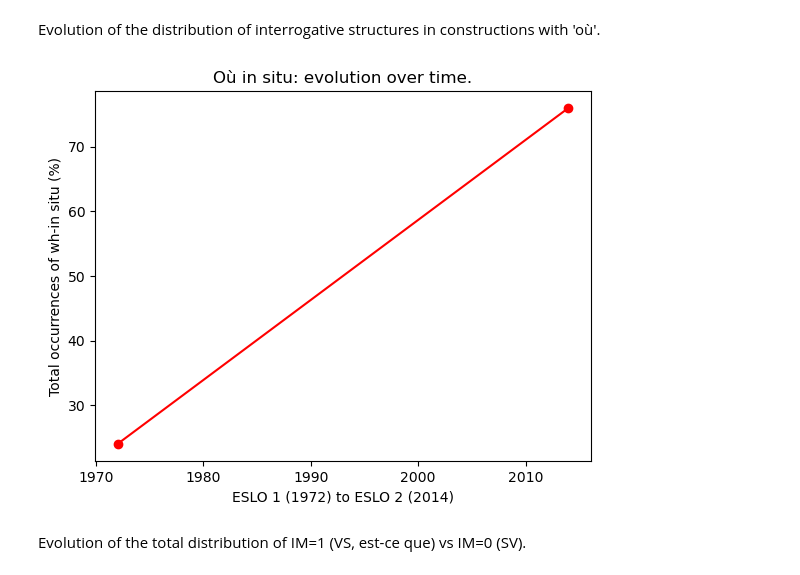
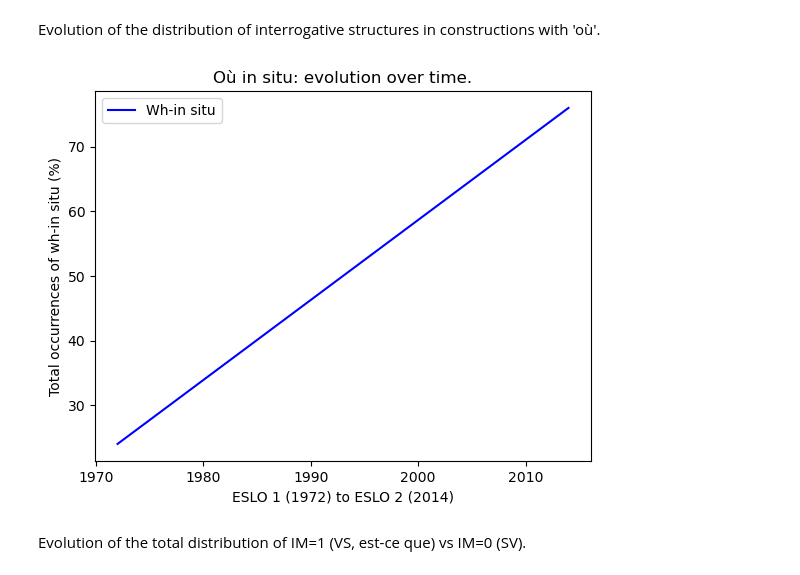
Before and after one commit to CaterinaBi/parameters-corpus-work, a Jupyter notebook: data/ESLO/visualisations/visualisations_où.ipynb, the cells around one changed output. Cells and saved outputs as stored; diff of their text form; code cells hidden in the pictures.

```diff
--- a/data/ESLO/visualisations/visualisations_où.ipynb
+++ b/data/ESLO/visualisations/visualisations_où.ipynb
@@ -8,20 +8,23 @@ Evolution of the distribution of interrogative structures in constructions with
 # %%
 # où in situ
 x = [1972, 2014]
 y = [24, 76]
 
 for i in range(0, len(x), 2):
-    plt.plot(x[i:i+2], y[i:i+2], 'ro-')
+    plt.plot(x, y, "-b", label="Wh-in situ")
+
+# define legend
+plt.legend(loc="upper left")
 
 # define labels
 plt.xlabel('ESLO 1 (1972) to ESLO 2 (2014)')
 plt.ylabel('Total occurrences of wh-in situ (%)')
 plt.title('Où in situ: evolution over time.')
 
 # display the plot
 plt.show()
 # %% [output]
-[figure, old version]
+[figure, new version]
 # %% [markdown]
 Evolution of the total distribution of IM=1 (VS, est-ce que) vs IM=0 (SV).
 # %%
```
Also changed, not shown: parts of 1 cell of this notebook, 1 other file.
